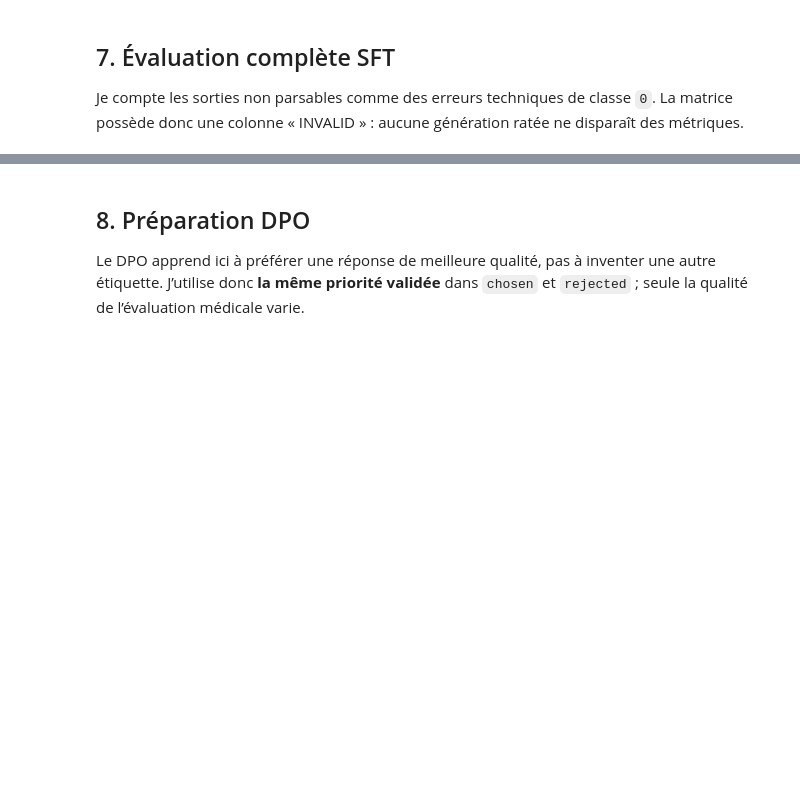
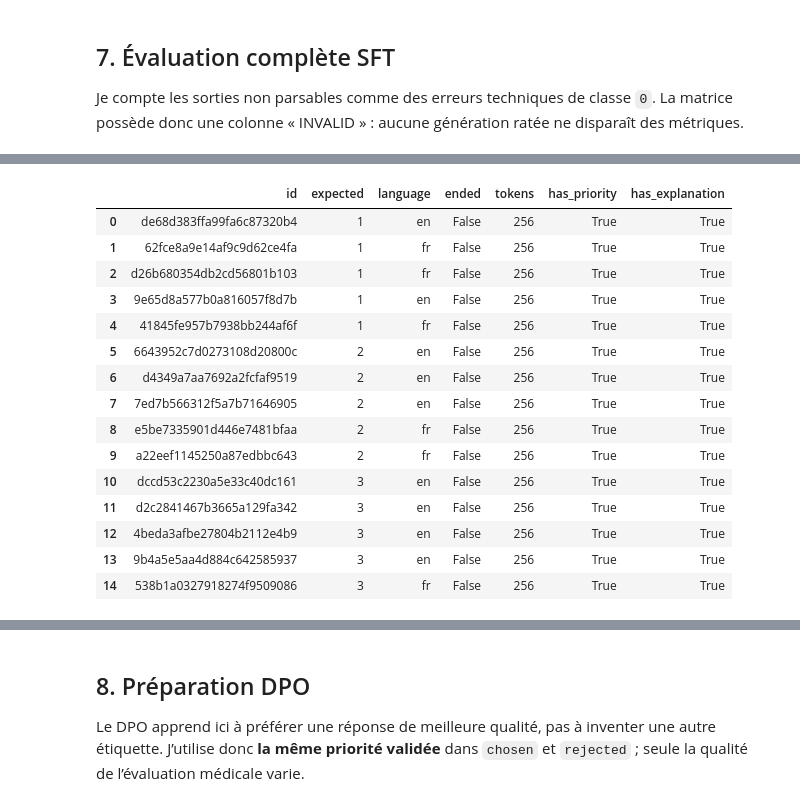
Before and after one commit to gonzalezcourrier34-glitch/medical_triage_agent, a Jupyter notebook: notebooks/03_finetuning_sft_dpo.ipynb, the cells around one changed output, grey strips where cells are left out. Saved outputs shown, nothing was run; the diff lists cells and outputs as text; code cells hidden in the pictures; blank space fills up the shorter version.

```diff
--- a/notebooks/03_finetuning_sft_dpo.ipynb
+++ b/notebooks/03_finetuning_sft_dpo.ipynb
@@ -625,19 +2506,0 @@ Le prompt ne contient jamais la réponse attendue. La sortie impose une premièr
-# %%
-# Définit le format clinique commun au SFT et au DPO.
-
-INPUT_LABELS = {
-    "fr": ("Contexte", "Question", "Information médicale"),
-    "en": ("Context", "Question", "Medical information")
-}
-
-
-def clinical_input(row: pd.Series) -> str:
-    """Construit l'entrée médicale."""
-    labels = INPUT_LABELS[row["language"]]
-    values = [row["context"], row["question"], row["answer"]]
-
-    return "\n\n".join(
-        f"{label}: {value}"
-        for label, value in zip(labels, values)
-        if str(value).strip()
-    )
@@ -1238,0 +4028,61 @@ if sft_test_run:
+# %%
+# Résume la qualité structurelle des générations SFT.
+
+generation_df = pd.DataFrame(generation_results)
+
+generation_df["has_priority"] = (
+    generation_df["text"]
+    .str.match(r"^PRIORITY: P[123]")
+)
+
+generation_df["has_explanation"] = (
+    generation_df["text"]
+    .str.contains(r"\nEXPLANATION:\s*\S", regex=True)
+)
+
+display(
+    generation_df[
+        [
+            "id",
+            "expected",
+            "language",
+            "ended",
+            "tokens",
+            "has_priority",
+            "has_explanation"
+        ]
+    ]
+)
+
+print(
+    f"Terminaison <|im_end|> : "
+    f"{generation_df['ended'].sum()}/{len(generation_df)} "
+    f"({generation_df['ended'].mean() * 100:.1f} %)"
+)
+
+print(
+    f"Format PRIORITY        : "
+    f"{generation_df['has_priority'].mean() * 100:.1f} %"
+)
+
+print(
+    f"Format EXPLANATION     : "
+    f"{generation_df['has_explanation'].mean() * 100:.1f} %"
+)
+# %% [output]
+|  | id | expected | language | ended | tokens | has_priority | has_explanation |
+| 0 | de68d383ffa99fa6c87320b4 | 1 | en | False | 256 | True | True |
+| 1 | 62fce8a9e14af9c9d62ce4fa | 1 | fr | False | 256 | True | True |
+| 2 | d26b680354db2cd56801b103 | 1 | fr | False | 256 | True | True |
+| 3 | 9e65d8a577b0a816057f8d7b | 1 | en | False | 256 | True | True |
+| 4 | 41845fe957b7938bb244af6f | 1 | fr | False | 256 | True | True |
+| 5 | 6643952c7d0273108d20800c | 2 | en | False | 256 | True | True |
+| 6 | d4349a7aa7692a2fcfaf9519 | 2 | en | False | 256 | True | True |
+| 7 | 7ed7b566312f5a7b71646905 | 2 | en | False | 256 | True | True |
+| 8 | e5be7335901d446e7481bfaa | 2 | fr | False | 256 | True | True |
+| 9 | a22eef1145250a87edbbc643 | 2 | fr | False | 256 | True | True |
+| 10 | dccd53c2230a5e33c40dc161 | 3 | en | False | 256 | True | True |
+| 11 | d2c2841467b3665a129fa342 | 3 | en | False | 256 | True | True |
+| 12 | 4beda3afbe27804b2112e4b9 | 3 | en | False | 256 | True | True |
+| 13 | 9b4a5e5aa4d884c642585937 | 3 | en | False | 256 | True | True |
+| 14 | 538b1a0327918274f9509086 | 3 | fr | False | 256 | True | True |
```
Also changed, not shown: parts of 123 cells of this notebook, 23 other files.
